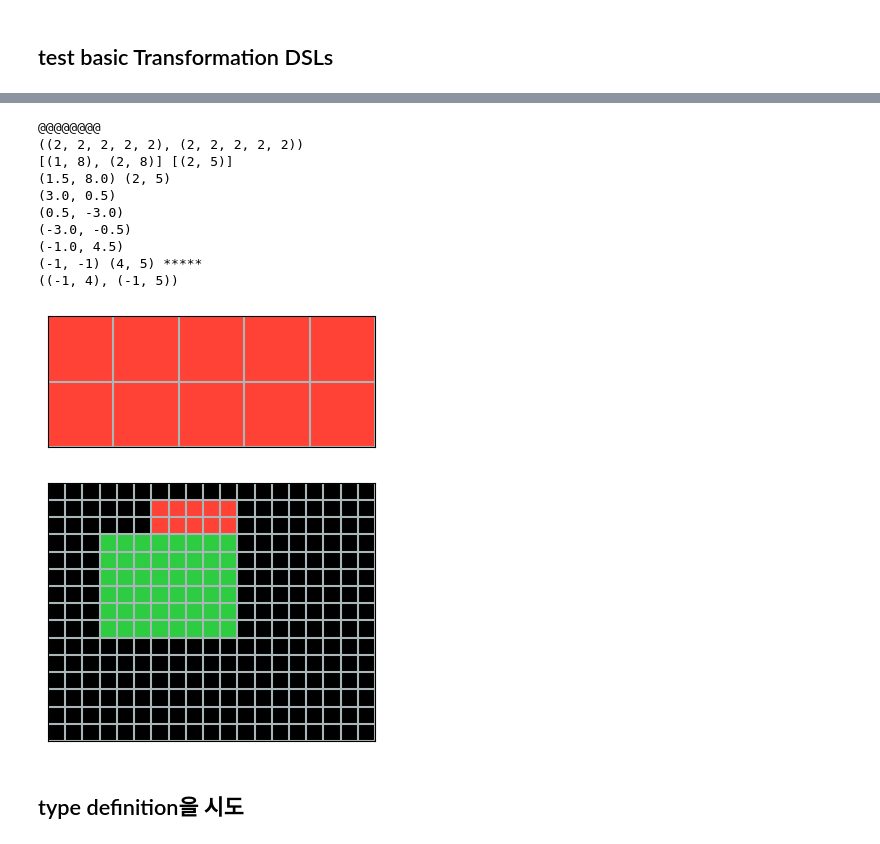
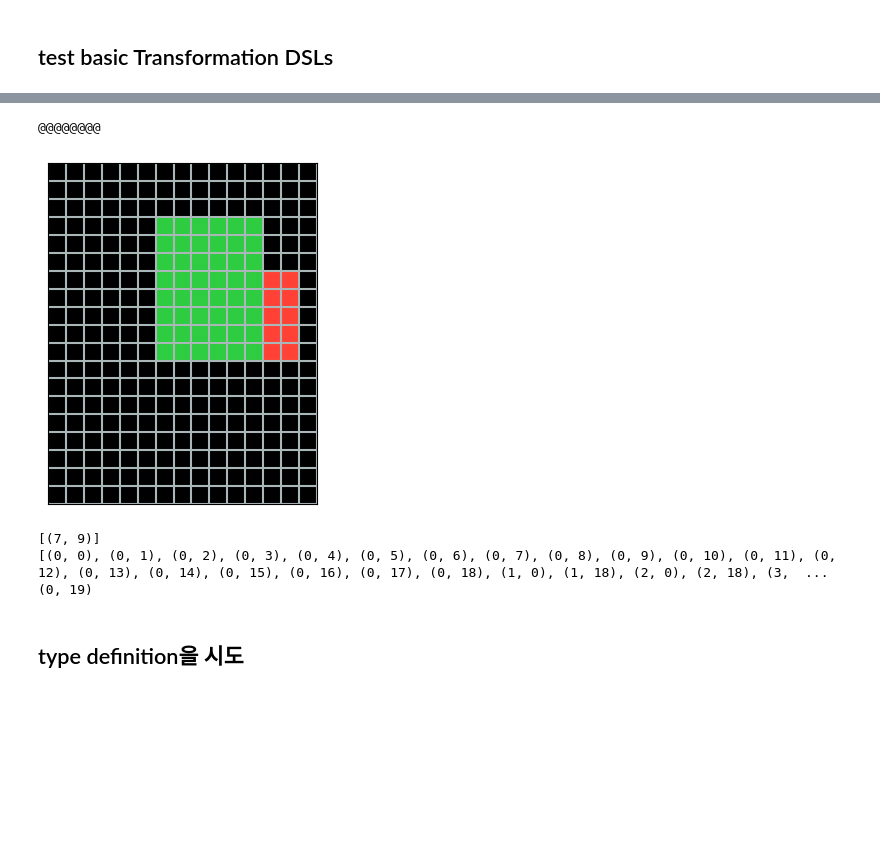
Before and after one commit to Albertree/ARC_Fundamentals, a Jupyter notebook: hhhh.ipynb, the cells around one changed output, grey strips where cells are left out. Cells and saved outputs as stored; diff of their text form; code cells hidden in the pictures; blank space fills up the shorter version.

```diff
--- a/hhhh.ipynb
+++ b/hhhh.ipynb
@@ -82,7 +82,7 @@ for component in entire_single_components:
         # plot_data(component.view)
 
         example_grid = component
-        example_object = component.object_list[0]
+        example_object = component.object_list[1]
         plot_data(example_grid.view)
         print(example_grid.center)
         plot_data(example_object.view)
@@ -97,55 +95,57 @@ for component in entire_single_components:
 # %%
 from DSL.transformation_DSL import *
 
-# plot_data(coloring(example_grid, [(2,1),(2,3),(4,1),(4,3)], 4).view)
-# plot_data(coloring(example_object, [(0,0),(0,1),(0,4)], 8).view)
+# transformed_grid_f = TRANSFORMED(coloring(example_grid, [(2,1),(2,3),(4,1),(4,3)], 4), example_grid.id[0], example_grid.id[1], example_grid.id[2], example_grid.id[3], example_grid.id[4], prev="coloring")
+# plot_data(transformed_grid_f.view)
+# transformed_grid_g = TRANSFORMED(coloring(example_object, [(0,0),(0,1),(0,4)], 8), example_grid.id[0], example_grid.id[1], example_grid.id[2], example_grid.id[3], example_grid.id[4], prev="coloring")
+# plot_data(transformed_grid_g.view)
 
-# plot_data(color_switch(example_grid, 0, 2).view)
+# transformed_grid_h = TRANSFORMED(color_switch(example_grid, 0, 2), example_grid.id[0], example_grid.id[1], example_grid.id[2], example_grid.id[3], example_grid.id[4], prev="color_switch")
+# plot_data(transformed_grid_h.view)
 
 # print("example_grid.view")
 # print(example_grid.view)
 
 # rotated_grid = rotate(example_grid, 'cw', 1, None)
 # print(rotated_grid)
 # print(rotated_grid.view)
 # print("#####")
 # transformed_grid_1 = TRANSFORMED(rotate(example_grid, 'cw', 1, None), example_grid.id[0], example_grid.id[1], example_grid.id[2], example_grid.id[3], example_grid.id[4], prev="rotate")
 # print(transformed_grid_1)
 
 # plot_data(transformed_grid_1.view)
 
 # plot_data(rotated_grid.view)
 # example_object.view = rotate(example_object, 'ccw', 2, None)
 # plot_data(example_object.view)f
 
 
 print("@@@@@@@@")
-
+aa = example_grid
+transformed_grid_a = rotate(aa, 'cw', 1, None)
+plot_data(transformed_grid_a.view)
+print(transformed_grid_a.center)
+print(transformed_grid_a.margin)
+print(transformed_grid_a.right_top)
 # transformed_grid_a = TRANSFORMED(rotate(example_grid, 'cw', 1, None), example_grid.id[0], example_grid.id[1], example_grid.id[2], example_grid.id[3], example_grid.id[4], prev="rotate")
 # plot_data(transformed_grid_a.view)
 # transformed_grid_b = TRANSFORMED(rotate(example_grid, 'ccw', 1, None), example_grid.id[0], example_grid.id[1], example_grid.id[2], example_grid.id[3], example_grid.id[4], prev="rotate")
 # plot_data(transformed_grid_b.view)
 # transformed_grid_c = TRANSFORMED(rot90(example_grid), example_grid.id[0], example_grid.id[1], example_grid.id[2], example_grid.id[3], example_grid.id[4], prev="hori_flip")
 # plot_data(transformed_grid_c.view)
 
 # transformed_grid_d = TRANSFORMED(rotate(example_grid, 'cw', 2, None), example_grid.id[0], example_grid.id[1], example_grid.id[2], example_grid.id[3], example_grid.id[4], prev="hori_flip")
 # plot_data(transformed_grid_d.view)
-transformed_grid_e = TRANSFORMED(rotate(example_object, 'cw', 3, [(2,5)]), example_grid.id[0], example_grid.id[1], example_grid.id[2], example_grid.id[3], example_grid.id[4], prev="hori_flip")
-plot_data(transformed_grid_e.view)
-plot_data(example_object.ancestor.view)
+# transformed_grid_e = TRANSFORMED(rotate(example_object, 'cw', 3, [(2,5)]), example_grid.id[0], example_grid.id[1], example_grid.id[2], example_grid.id[3], example_grid.id[4], prev="hori_flip")
+
+# plot_data(transformed_grid_e.view)
+# plot_data(example_object.ancestor.view)
 # %% [output]
 @@@@@@@@
-((2, 2, 2, 2, 2), (2, 2, 2, 2, 2))
-[(1, 8), (2, 8)] [(2, 5)]
-(1.5, 8.0) (2, 5)
-(3.0, 0.5)
-(0.5, -3.0)
-(-3.0, -0.5)
-(-1.0, 4.5)
-(-1, -1) (4, 5) *****
-((-1, 4), (-1, 5))
-[figure, old version]
+[figure, new version]
-[figure, removed]
+[(7, 9)]
+[(0, 0), (0, 1), (0, 2), (0, 3), (0, 4), (0, 5), (0, 6), (0, 7), (0, 8), (0, 9), (0, 10), (0, 11), (0, 12), (0, 13), (0, 14), (0, 15), (0, 16), (0, 17), (0, 18), (1, 0), (1, 18), (2, 0), (2, 18), (3,  ...
+(0, 19)
 # %% [markdown]
 ## type definition을 시도
 # %%
```
Also changed, not shown: parts of 1 cell of this notebook, 3 other files.
